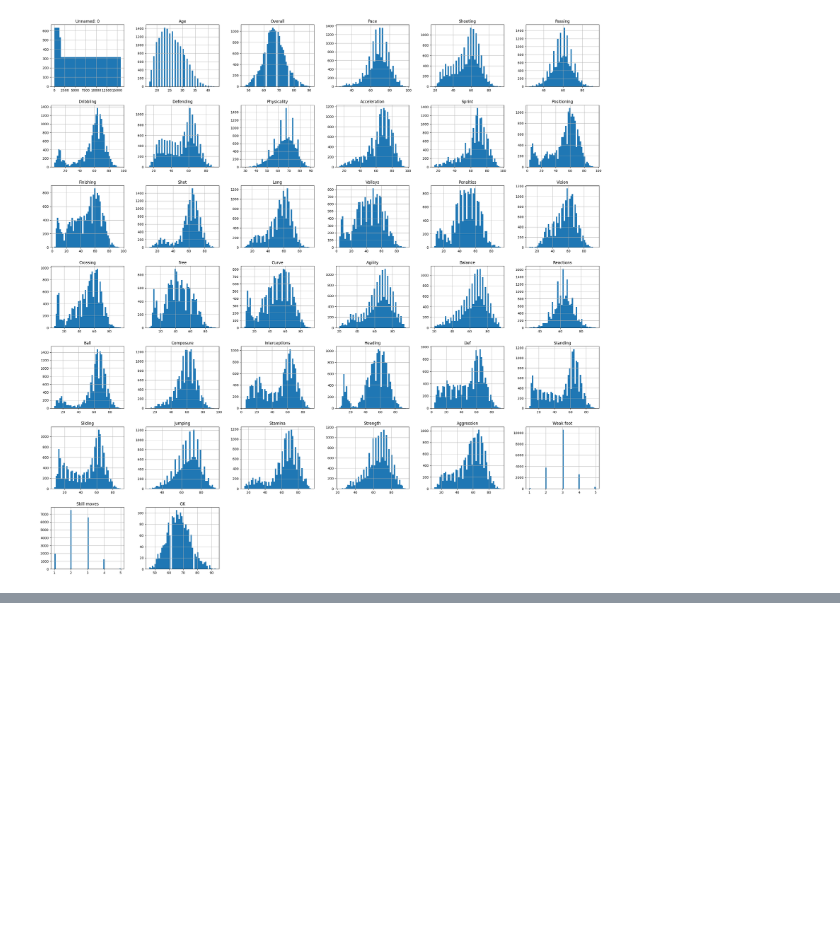
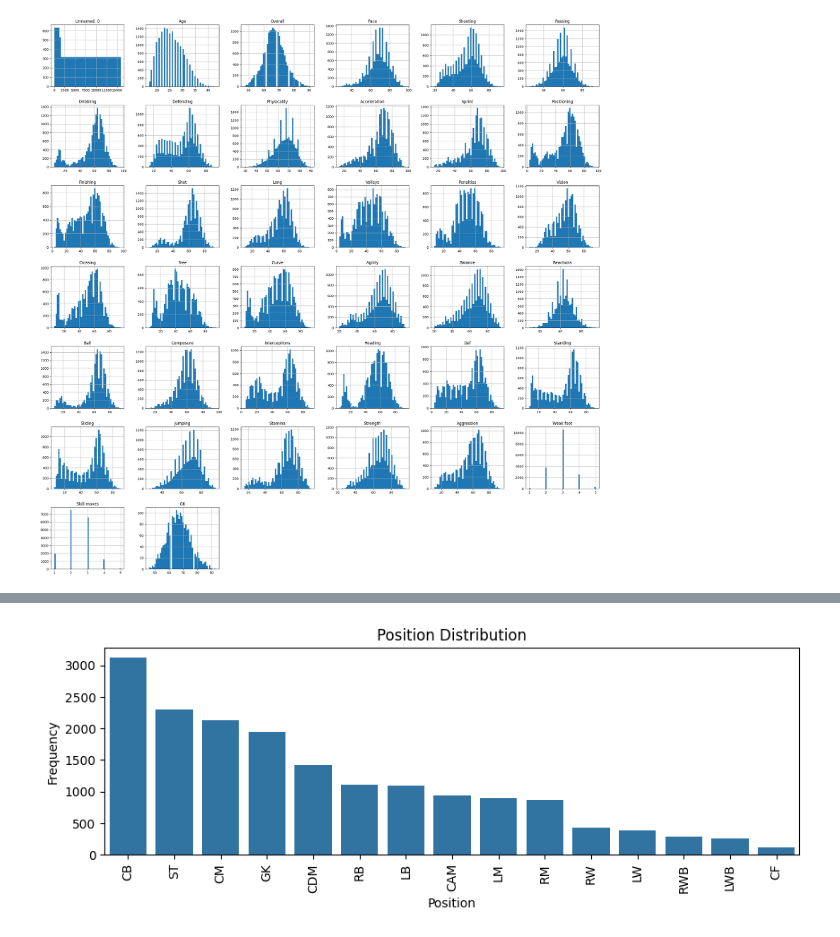
Before and after one commit to elouanzer/AAAproject_FC24, a Jupyter notebook: FC24_MLproject.ipynb, the cells around one changed output, grey strips where cells are left out. Cells and saved outputs as stored; diff of their text form; code cells hidden in the pictures; blank space fills up the shorter version.

```diff
--- a/FC24_MLproject.ipynb
+++ b/FC24_MLproject.ipynb
@@ -118,0 +162,4 @@ plt.show()
+# %%
+plot_distribution('Position', 20)
+# %% [output]
+[figure, added]
```
Also changed, not shown: parts of 22 cells of this notebook.
